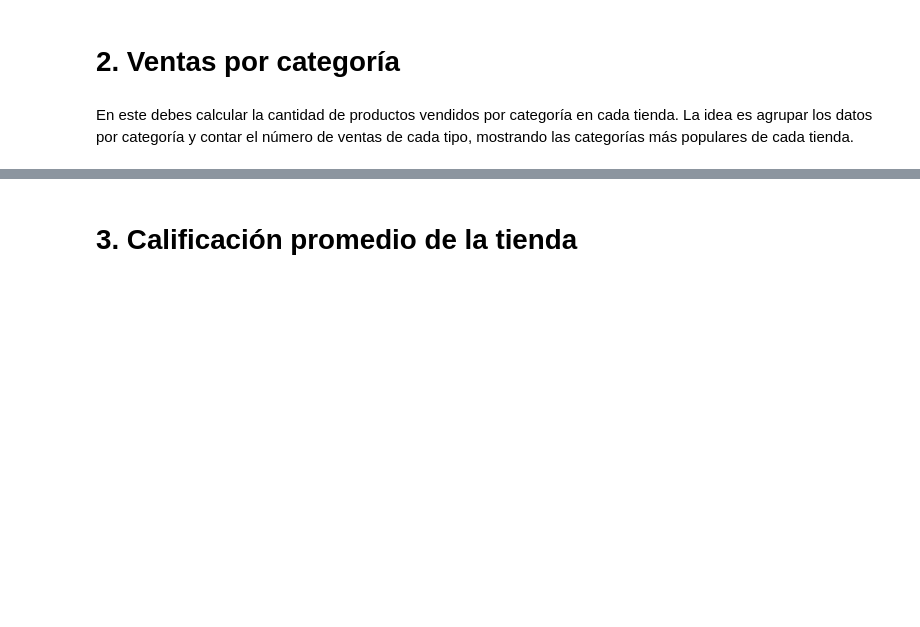
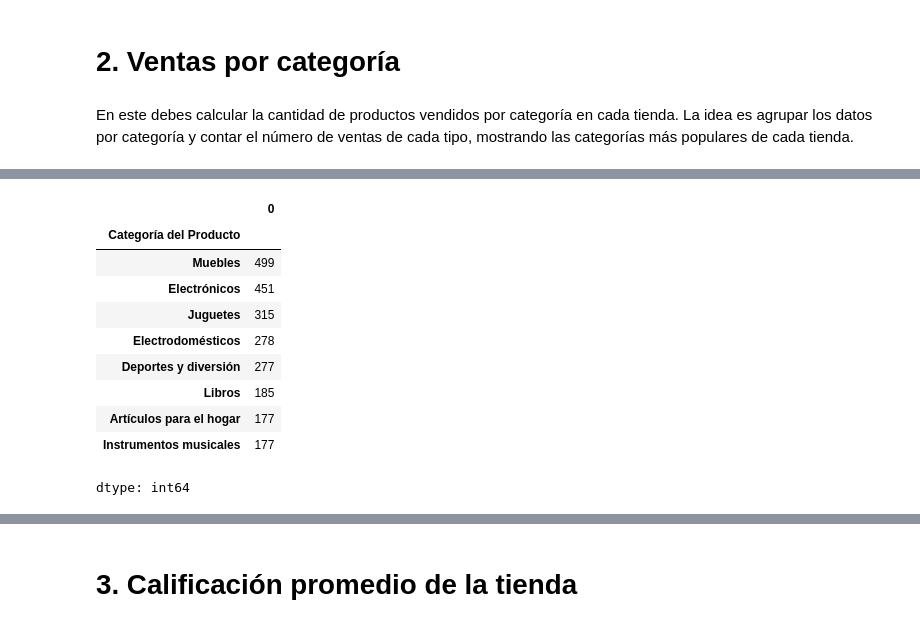
Before and after one commit to OFrancisco3/challenge-alura-store, a Jupyter notebook: AluraStoreLatam.ipynb, the cells around one changed output, grey strips where cells are left out. Drawn from its saved outputs; the diff is of its cells as text; code cells hidden in the pictures; blank space fills up the shorter version.

```diff
--- a/AluraStoreLatam.ipynb
+++ b/AluraStoreLatam.ipynb
@@ -66,0 +83,15 @@ categorias_tienda_1
+# %%
+categorias_tienda_3 = tienda3.groupby("Categoría del Producto").size().sort_values(ascending=False)
+categorias_tienda_3
+# %% [output]
+|  | 0 |
+| Categoría del Producto |  |
+| Muebles | 499 |
+| Electrónicos | 451 |
+| Juguetes | 315 |
+| Electrodomésticos | 278 |
+| Deportes y diversión | 277 |
+| Libros | 185 |
+| Artículos para el hogar | 177 |
+| Instrumentos musicales | 177 |
+dtype: int64
```
Also changed, not shown: parts of 5 cells of this notebook.
